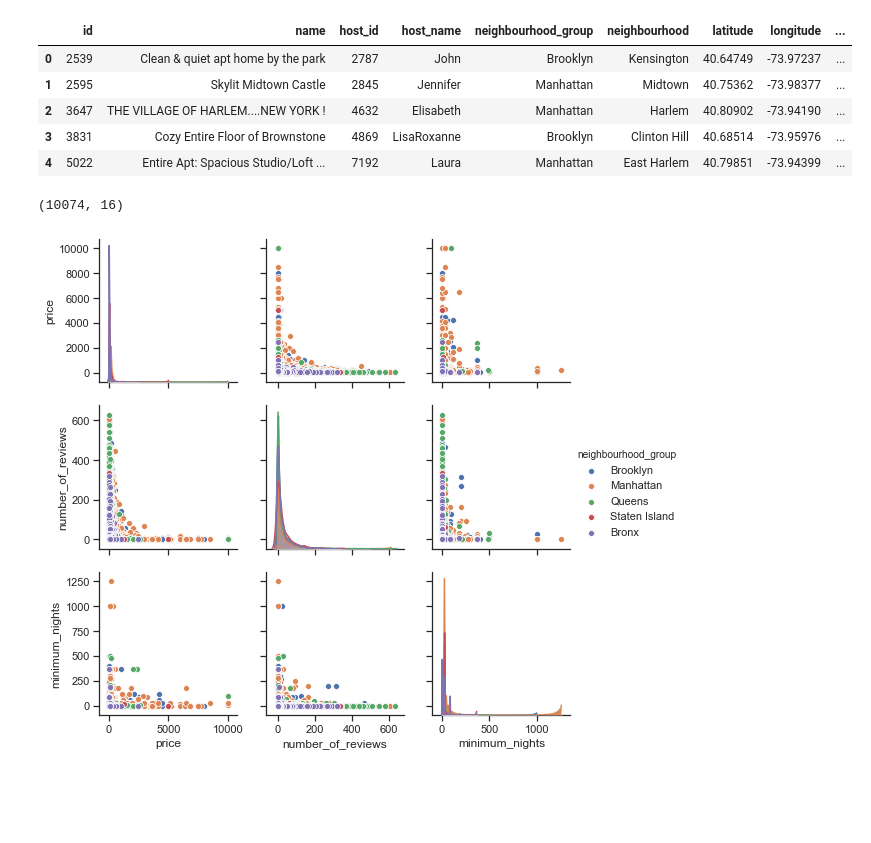
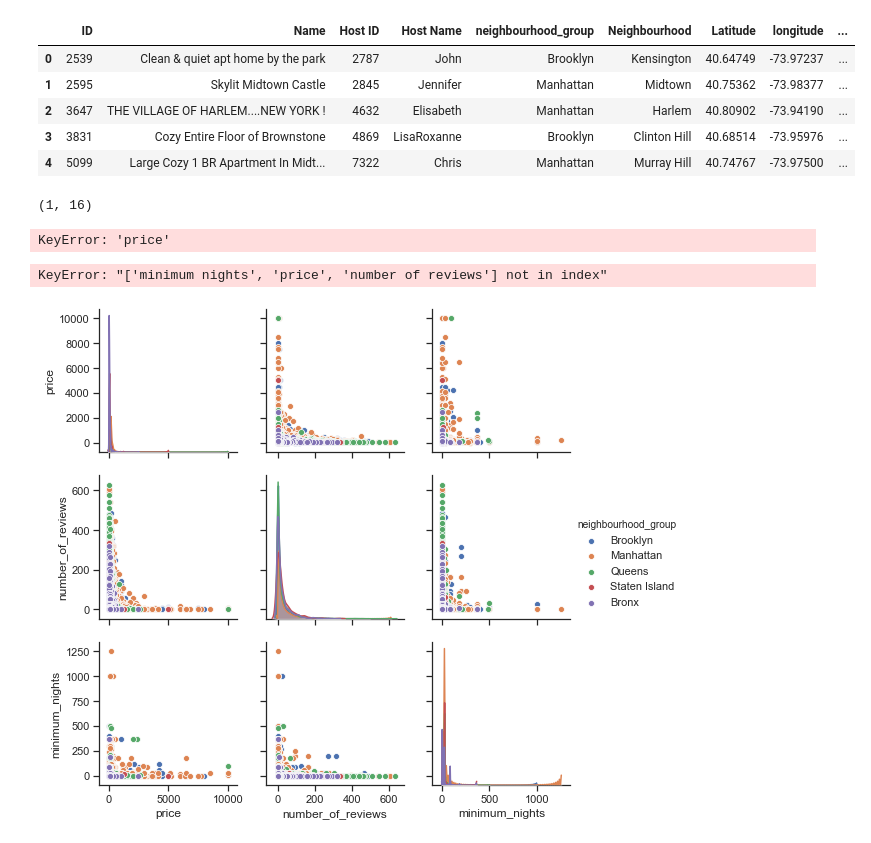
Before and after one commit to hayden4davey/Project1-Group2, a Jupyter notebook: Shifaa1.ipynb, the cells around one changed output. Drawn from its saved outputs; the diff is of its cells as text; code cells hidden in the pictures; blank space fills up the shorter version.

```diff
--- a/Shifaa1.ipynb
+++ b/Shifaa1.ipynb
@@ -7,29 +7,33 @@ sns.set(style="ticks")
 
 import numpy as np
 # %%
-file = pd.read_csv("AB_NYC_2019.csv")
+file = pd.read_csv("CleanAirbnbData.csv")
 file.head()
 # %% [output]
-|  | id | name | host_id | host_name | neighbourhood_group | neighbourhood | latitude | longitude | ... |
+|  | ID | Name | Host ID | Host Name | neighbourhood_group | Neighbourhood | Latitude | longitude | ... |
 | 0 | 2539 | Clean & quiet apt home by the park | 2787 | John | Brooklyn | Kensington | 40.64749 | -73.97237 | ... |
 | 1 | 2595 | Skylit Midtown Castle | 2845 | Jennifer | Manhattan | Midtown | 40.75362 | -73.98377 | ... |
 | 2 | 3647 | THE VILLAGE OF HARLEM....NEW YORK ! | 4632 | Elisabeth | Manhattan | Harlem | 40.80902 | -73.94190 | ... |
 | 3 | 3831 | Cozy Entire Floor of Brownstone | 4869 | LisaRoxanne | Brooklyn | Clinton Hill | 40.68514 | -73.95976 | ... |
-| 4 | 5022 | Entire Apt: Spacious Studio/Loft ... | 7192 | Laura | Manhattan | East Harlem | 40.79851 | -73.94399 | ... |
+| 4 | 5099 | Large Cozy 1 BR Apartment In Midt... | 7322 | Chris | Manhattan | Murray Hill | 40.74767 | -73.97500 | ... |
 # %%
 x=file[pd.isnull(file).any(axis=1)]
 x.shape
 # %% [output]
-(10074, 16)
+(1, 16)
 # %%
 agg_dict={'price': np.mean,
-          'number_of_reviews': np.mean,
-          'minimum_nights': np.max}
+          'Number of reviews': np.mean,
+          'Minimum Nights': np.max}
 
 summary=file.groupby('neighbourhood_group').agg(agg_dict)
 summary.reset_index(drop=False, inplace=True)
+# %% [output]
+KeyError: 'price'
 # %%
-test=file[['neighbourhood_group', 'price', 'number_of_reviews', 'minimum_nights']]
+test=file[['neighbourhood_group', 'price', 'number of reviews', 'minimum nights']]
+# %% [output]
+KeyError: "['minimum nights', 'price', 'number of reviews'] not in index"
 # %%
 g=sns.pairplot(test, hue="neighbourhood_group")
 # %% [output]
```
